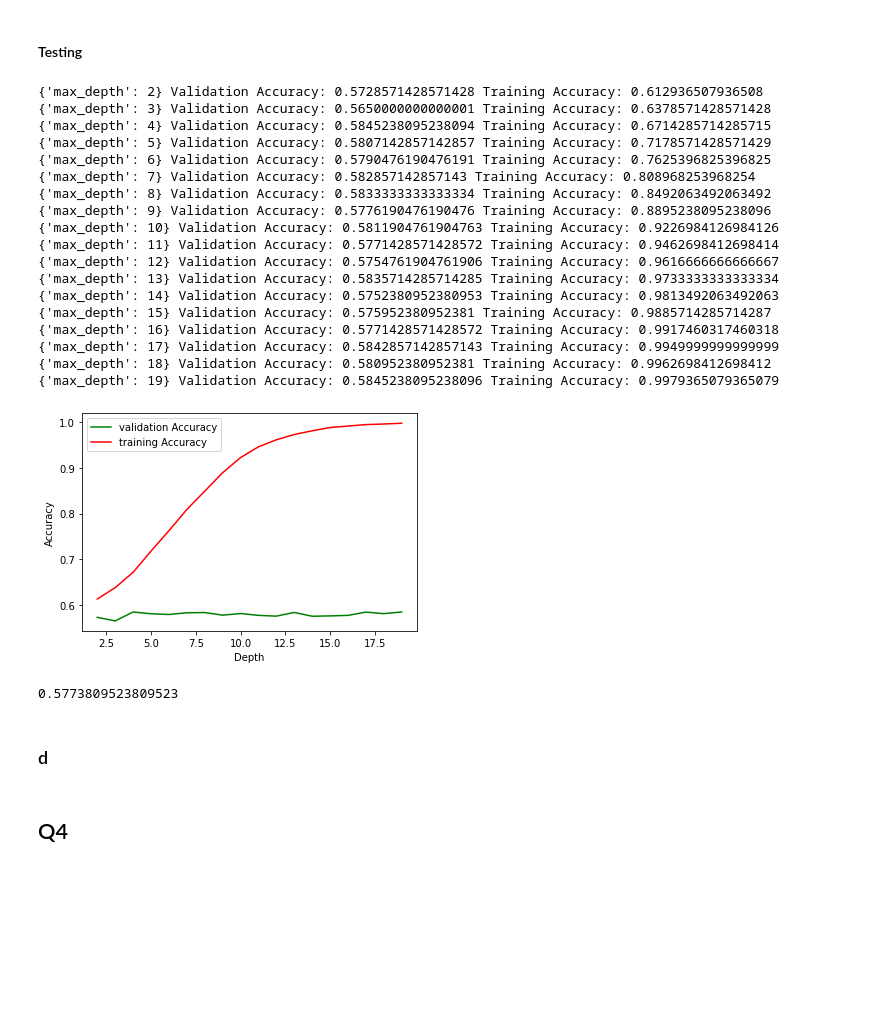
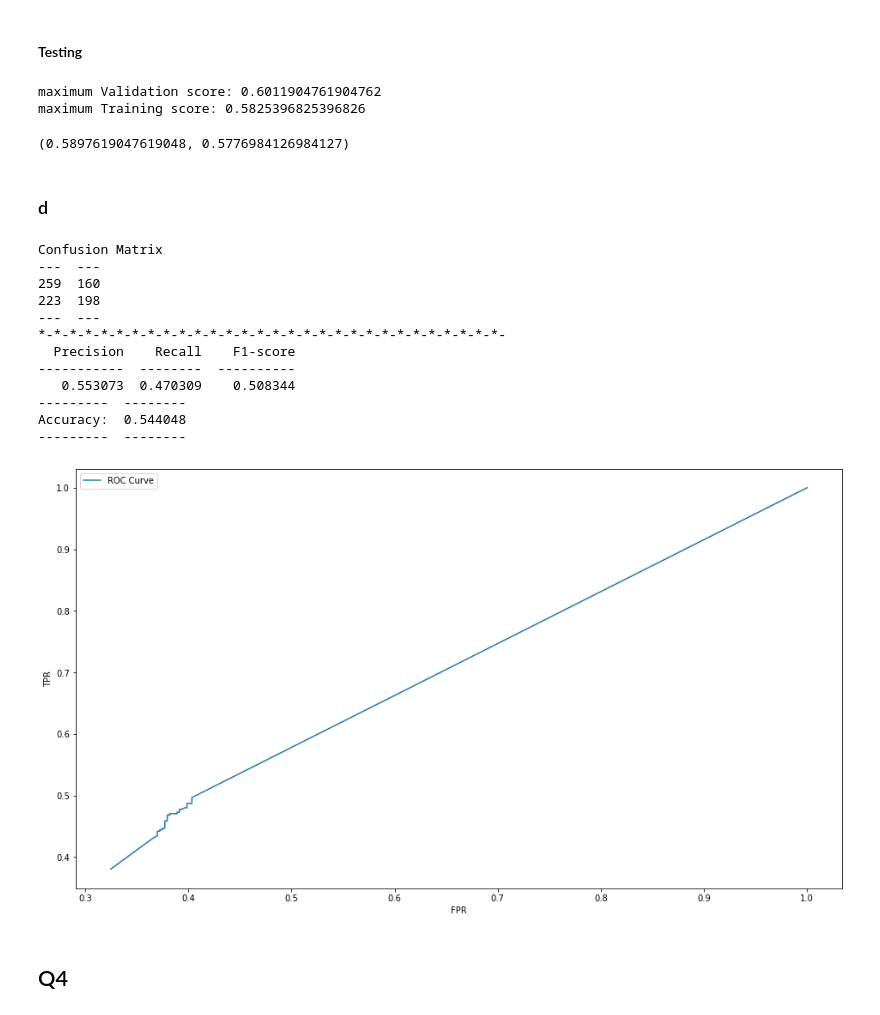
Before and after one commit to itissandeep98/ML-Assignments, a Jupyter notebook: Assignment2/ML_Assignment2.ipynb, the cells around one changed output. Cells and saved outputs as stored; diff of their text form; code cells hidden in the pictures; blank space fills up the shorter version.

```diff
--- a/Assignment2/ML_Assignment2.ipynb
+++ b/Assignment2/ML_Assignment2.ipynb
@@ -186,11 +200,26 @@ Accuracy: 0.8964285714285715
 ## Q2
 # %%
 def create_sample(X_train,y_train):
+  """
+    creates a bootstrap sample from the given dataset
+
+    Parameters
+    ----------
+    X_train : 2-dimensional numpy array of shape (n_samples, n_features)
+
+    y_train : 1-dimensional numpy array of shape (n_samples,)
+
+    Returns
+    -------
+    X : 2-dimensional numpy array of shape (n_samples, n_features)
+
+    y : 1-dimensional numpy array of shape (n_samples,)
+    """
   y=np.array([])
   X=np.array([])
 
   for i in range(y_train.shape[0]):
-    idx=np.random.randint(0,y_train.shape[0])
+    idx=np.random.randint(0,y_train.shape[0]) # randomly select a sample
     X=np.append(X,X_train[idx])
     y=np.append(y,y_train[idx])
   X=X.reshape((X.shape[0],1))
@@ -305,34 +379,20 @@ preprocessor = MyPreProcessor()
 X, y = preprocessor.pre_process(1)
 X_train, X_test, y_train, y_test = train_test_split(X, y, stratify=y, test_size=0.20, random_state=40)
 dt= DecisionTreeClassifier()
+gnb=GaussianNB()
+
 params = {'max_depth': list(range(2, 20))}
 grid_search_cv = GridSearch(dt,params)
+grid_search_cv.k_fold(X_train,y_train)
 
 grid_search_cv.fit(X_train, y_train)
 
-model=pickle.load(open('model','rb'))
-model.score(X_test,y_test)
+# model=pickle.load(open('model-dt-0','rb'))
+# model.score(X_test,y_test)
 # %% [output]
-{'max_depth': 2} Validation Accuracy: 0.5728571428571428 Training Accuracy: 0.612936507936508
-{'max_depth': 3} Validation Accuracy: 0.5650000000000001 Training Accuracy: 0.6378571428571428
-{'max_depth': 4} Validation Accuracy: 0.5845238095238094 Training Accuracy: 0.6714285714285715
-{'max_depth': 5} Validation Accuracy: 0.5807142857142857 Training Accuracy: 0.7178571428571429
-{'max_depth': 6} Validation Accuracy: 0.5790476190476191 Training Accuracy: 0.7625396825396825
-{'max_depth': 7} Validation Accuracy: 0.582857142857143 Training Accuracy: 0.808968253968254
-{'max_depth': 8} Validation Accuracy: 0.5833333333333334 Training Accuracy: 0.8492063492063492
-{'max_depth': 9} Validation Accuracy: 0.5776190476190476 Training Accuracy: 0.8895238095238096
-{'max_depth': 10} Validation Accuracy: 0.5811904761904763 Training Accuracy: 0.9226984126984126
-{'max_depth': 11} Validation Accuracy: 0.5771428571428572 Training Accuracy: 0.9462698412698414
-{'max_depth': 12} Validation Accuracy: 0.5754761904761906 Training Accuracy: 0.9616666666666667
-{'max_depth': 13} Validation Accuracy: 0.5835714285714285 Training Accuracy: 0.9733333333333334
-{'max_depth': 14} Validation Accuracy: 0.5752380952380953 Training Accuracy: 0.9813492063492063
-{'max_depth': 15} Validation Accuracy: 0.575952380952381 Training Accuracy: 0.9885714285714287
-{'max_depth': 16} Validation Accuracy: 0.5771428571428572 Training Accuracy: 0.9917460317460318
-{'max_depth': 17} Validation Accuracy: 0.5842857142857143 Training Accuracy: 0.9949999999999999
-{'max_depth': 18} Validation Accuracy: 0.580952380952381 Training Accuracy: 0.9962698412698412
-{'max_depth': 19} Validation Accuracy: 0.5845238095238096 Training Accuracy: 0.9979365079365079
+maximum Validation score: 0.6011904761904762
+maximum Training score: 0.5825396825396826
-[figure, removed]
-0.5773809523809523
+(0.5897619047619048, 0.5776984126984127)
 # %% [markdown]
 ### d
 # %%
@@ -443,3 +586,26 @@ metric.asses()
+# %%
+preprocessor = MyPreProcessor()
+X, y = preprocessor.pre_process(1)
+X_train, X_test, y_train, y_test = train_test_split(X, y, stratify=y, test_size=0.20, random_state=40)
+gnb=GaussianNB()
+gnb.fit(X_train,y_train)
+# model=pickle.load(open('model','rb'))
+metric=Evaluation_Metric(gnb,X_test,y_test)
+metric.asses()
+# %% [output]
+Confusion Matrix
+---  ---
+259  160
+223  198
+---  ---
+*-*-*-*-*-*-*-*-*-*-*-*-*-*-*-*-*-*-*-*-*-*-*-*-*-*-*-*-*-*-
+  Precision    Recall    F1-score
+-----------  --------  ----------
+   0.553073  0.470309    0.508344
+---------  --------
+Accuracy:  0.544048
+---------  --------
+[figure, added]
 # %% [markdown]
 ## Q4
 # %% [markdown]
```
Also changed, not shown: parts of 12 cells of this notebook, 7 other files.
